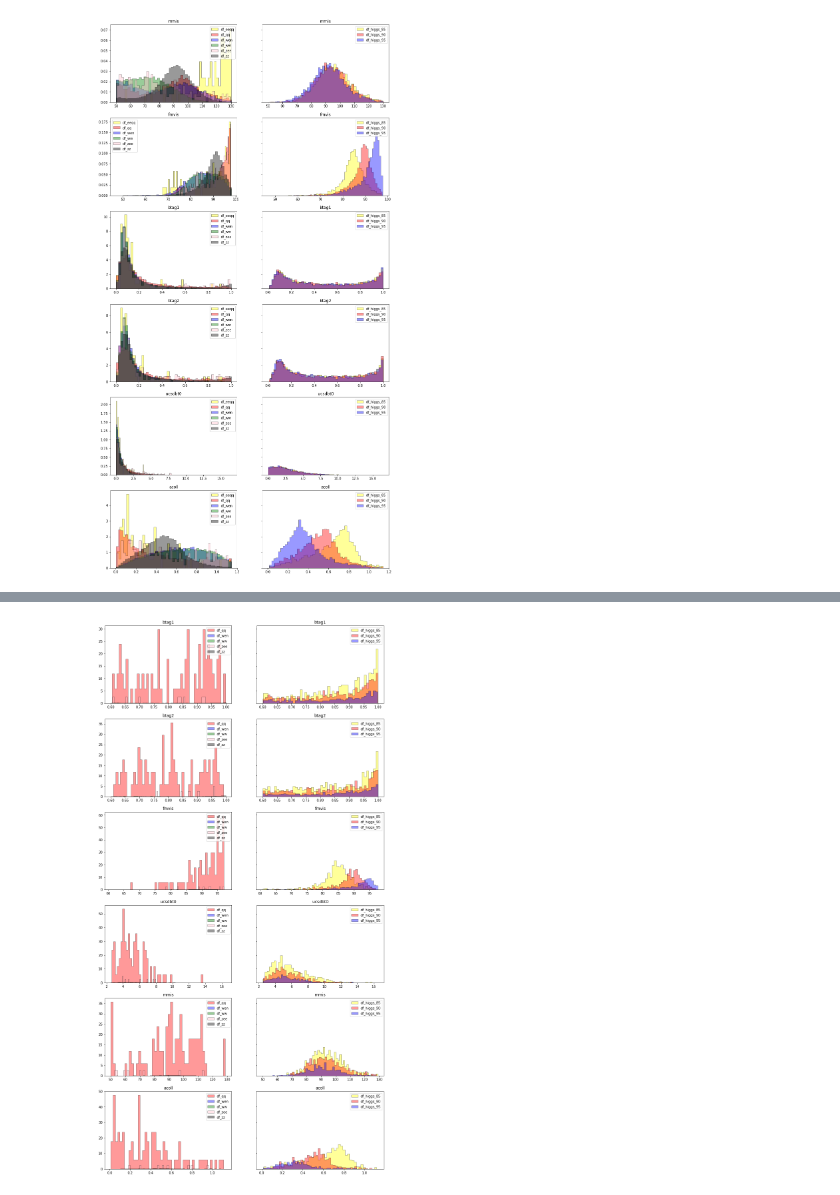
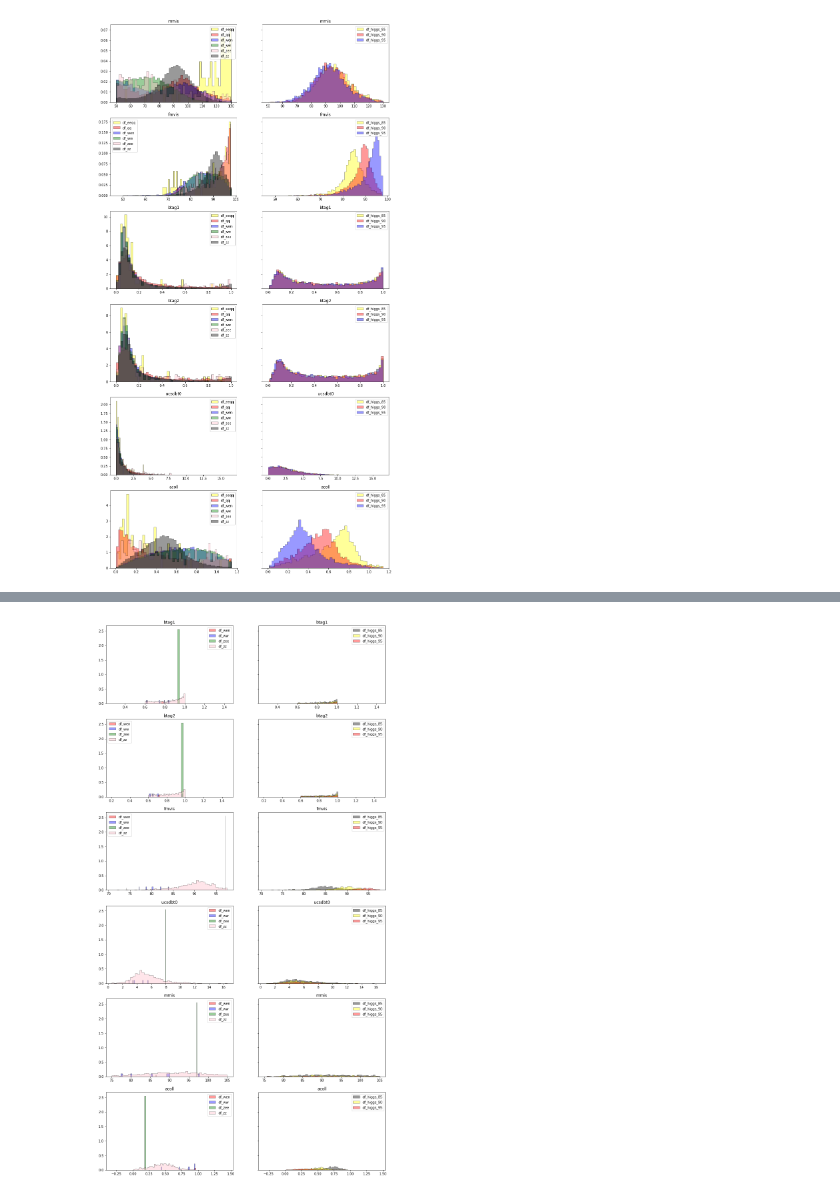
Before and after one commit to irenecortinovis/HiggsSearch-LEP, a Jupyter notebook: scan_events.ipynb, the cells around one changed output, grey strips where cells are left out. Drawn from its saved outputs; the diff is of its cells as text; code cells hidden in the pictures.

```diff
--- a/scan_events.ipynb
+++ b/scan_events.ipynb
@@ -164,10 +177,11 @@ for varname in varlist:
 [figure]
 # %%
 #find n of events in signal
+pumpsignal = 1
 for dfname in df_names:
     index = df_names.index(dfname)
     if bkgsigdata[index] == 'sgn':
-        scalef = pumpsignal*scalefactor(int_lumi, n_events(df_list[index]), dfxsec(dfname, df_names))
+        scalef = scalefactor(int_lumi, n_events(df_list[index]), dfxsec(dfname, df_names))
         weights = scalef*np.ones_like(np.linspace(1,n_events(df_list_cut[index]), n_events(df_list_cut[index])))
         nevents=((n_events(df_list_cut[index]))*scalef)
         print (dfname, nevents)
@@ -210,25 +224,31 @@ scatterxaxis = []
 
 
 #btag
-xrange_btag = np.linspace(0.85,0.95,21)
+xrange_btag = np.linspace(0.1,0.9,20)
 #angle acollinaerity
-xrange_angle = np.linspace(0,180,19)
+xrange_angle = np.linspace(40,70,19)
 #ucsdbt0
 xrange_bts = np.linspace(0,14,30)
+#mmis
+xrange_mmvis = np.linspace(70,130,20)
 
 
-xrange = xrange_btag
+xrange = xrange_mmvis
 for cutvalue in xrange:
     df_list_cut = []
     print(cutvalue)
-    #f, axs = plt.subplots(varlength, 2, sharey='row', sharex='row', figsize=(15,varlength*5))
 
     for dfname in df_names:
         index = df_names.index(dfname)
-        tmpdf = (df_list[index])[(df_list[index])['acoll'] < cutvalue*np.pi/180]
-        tmpdf = (df_list[index])[(df_list[index])['btag1'] > cutvalue]
-        tmpdf = (df_list[index])[(df_list[index])['btag2'] > cutvalue]
-        tmpdf = (df_list[index])[(df_list[index])['ucsdbt0'] > cutvalue]
+        tmpdf = (df_list[index])[(df_list[index])['btag1'] > 0.6]
+        tmpdf = tmpdf[tmpdf['btag2'] > 0.6]
+        #tmpdf = tmpdf[tmpdf['acoll'] < cutvalue*np.pi/180]
+        tmpdf = tmpdf[tmpdf['acoll'] < 55*np.pi/180]
+        #tmpdf = tmpdf[tmpdf['ucsdbt0'] > cutvalue]
+        tmpdf = tmpdf[tmpdf['mmis'] > 75]
+        tmpdf = tmpdf[tmpdf['mmis'] < 105]
+        tmpdf = tmpdf[tmpdf['fmvis'] > 70]
+        tmpdf = tmpdf[tmpdf['fmvis'] < cutvalue]
         df_list_cut.append(tmpdf)
 
 
@@ -272,7 +292,7 @@ for cutvalue in xrange:
         #axs[index_var,1].set_title(varname)
         #axs[index_var,1].legend(loc='best')
 
-    plt.show()
+    #plt.show()
 
 
     bkg_ev = 0
@@ -307,9 +327,9 @@ for cutvalue in xrange:
         pur_95.append(sgn_ev_95/(sgn_ev_95+bkg_ev))
 
         #purity*efficiency
-        effpur_85.append(sgn_ev_85/sgn_nocut_85 * sgn_ev_85/(sgn_ev_85+bkg_ev) * 1e8)
-        effpur_90.append(sgn_ev_90/sgn_nocut_90 * sgn_ev_90/(sgn_ev_90+bkg_ev) * 1e8)
-        effpur_95.append(sgn_ev_95/sgn_nocut_95 * sgn_ev_95/(sgn_ev_95+bkg_ev) * 1e8)
+        effpur_85.append(sgn_ev_85/sgn_nocut_85 * sgn_ev_85/(sgn_ev_85+bkg_ev) * 1e6)
+        effpur_90.append(sgn_ev_90/sgn_nocut_90 * sgn_ev_90/(sgn_ev_90+bkg_ev) * 1e6)
+        effpur_95.append(sgn_ev_95/sgn_nocut_95 * sgn_ev_95/(sgn_ev_95+bkg_ev) * 1e6)
 
 
 
@@ -359,13 +382,14 @@ for dfname in df_names:
     index = df_names.index(dfname)
     tmpdf = (df_list[index])[(df_list[index])['btag1'] > 0.6]
     tmpdf = tmpdf[tmpdf['btag2'] > 0.6]
-    tmpdf = tmpdf[tmpdf['ucsdbt0'] >2.5]
-    tmpdf = tmpdf[tmpdf['fmvis'] >40]
-    tmpdf = tmpdf[tmpdf['acoll'] < 65*np.pi/180]
+    tmpdf = tmpdf[tmpdf['acoll'] < 55*np.pi/180]
+    tmpdf = tmpdf[tmpdf['mmis'] > 75]
+    tmpdf = tmpdf[tmpdf['mmis'] < 105]
+    tmpdf = tmpdf[tmpdf['fmvis'] > 70]
     df_list_cut.append(tmpdf)
 
 
-pumpsignal = 100
+pumpsignal = 1
 nevents = [0]*len(df_list)
 
 
@@ -382,31 +406,31 @@ for varname in varlist:
                 #calculate scale factor (xs) and plot histograms
                 scalef = scalefactor(int_lumi, n_events(df_list[index]), dfxsec(dfname, df_names))
                 weights = scalef*np.ones_like(np.linspace(1,n_events(df_list_cut[index]), n_events(df_list_cut[index])))
                 axs[index_var,0].hist(((df_list_cut[index])[varname]), bins=bins, weights=weights, color=colors[index%len(colors)], ec="black", histtype="stepfilled", label=dfname, alpha=0.4)
                 nevents[index]=((n_events(df_list_cut[index]))*scalef)
             else:
                 nevents[index]=0
 
         #signals
         if bkgsigdata[index] == 'sgn':
             #plot histograms (normalised area to 1)
             #axs[index_var,1].hist((df_list_cut[index])[varname], bins=bins, color=colors[index%len(colors)], ec="black", histtype="stepfilled", label=dfname, alpha=0.4)
 
             #calculate scale factor (xs) and plot histograms
             if(n_events(df_list_cut[index]) != 0):
                 scalef = pumpsignal*scalefactor(int_lumi, n_events(df_list[index]), dfxsec(dfname, df_names))
                 weights = scalef*np.ones_like(np.linspace(1,n_events(df_list_cut[index]), n_events(df_list_cut[index])))
                 axs[index_var,1].hist(((df_list_cut[index])[varname]), bins=bins, weights=weights, color=colors[index%len(colors)], ec="black", histtype="stepfilled", label=dfname, alpha=0.4)
                 nevents[index]=((n_events(df_list_cut[index]))*scalef)
             else:
                 nevents[index] = 0
     #plot title and legend for background (left) and signal (right)
     axs[index_var,0].set_title(varname)
     axs[index_var,0].legend(loc='best')
     axs[index_var,1].set_title(varname)
     axs[index_var,1].legend(loc='best')
 
 
 plt.show()
 # %% [output]
-[figure, old version]
+[figure, new version]
```
Also changed, not shown: parts of 7 cells of this notebook.
